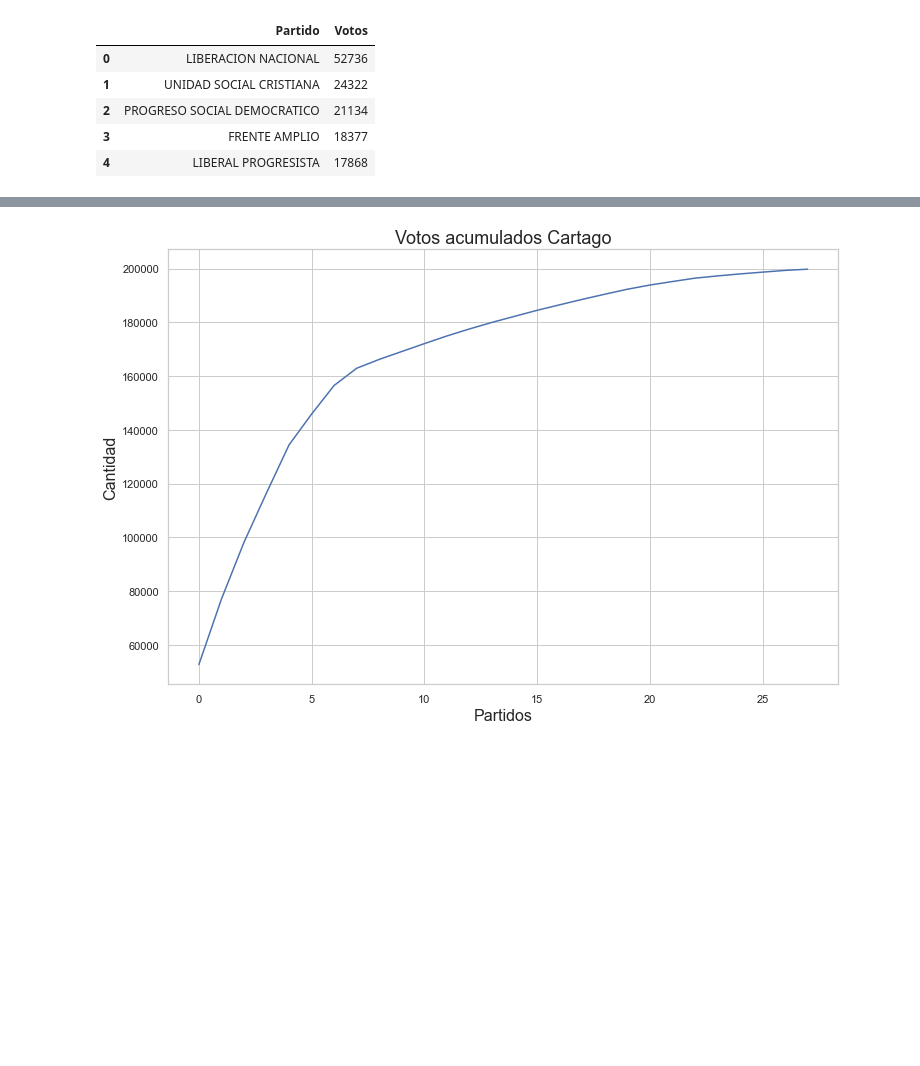
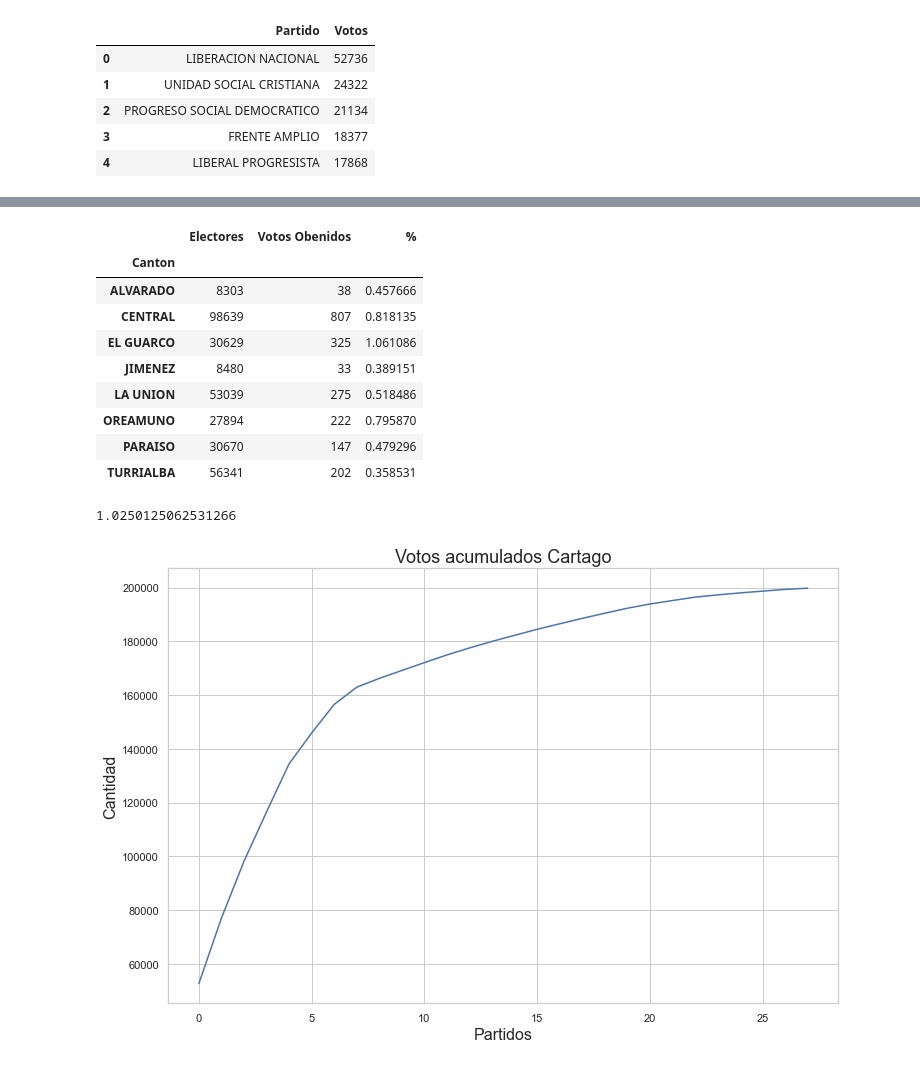
Before and after one commit to rafaelmata357/Daily-coding, a Jupyter notebook: facebook_scrapper.ipynb, the cells around one changed output, grey strips where cells are left out. Drawn from its saved outputs; the diff is of its cells as text; code cells hidden in the pictures; blank space fills up the shorter version.

```diff
--- a/facebook_scrapper.ipynb
+++ b/facebook_scrapper.ipynb
@@ -910,0 +952,2 @@ plt.xticks(rotation=0);
+# %%
+df_diputados = pd.read_csv('Diputados_2022.csv',sep=';')
@@ -911,3 +979,26 @@ plt.xticks(rotation=0);
+# %%
+libertario_df = df_diputados.loc[  (df_diputados.Partido == 'MOVIMIENTO LIBERTARIO')&(df_diputados.Provincia =='CARTAGO')].pivot_table(index=['Canton'],columns=['Partido'],values=['Votos','Electores'], aggfunc='sum',sort=True)
+# %%
+libertario_df.columns = ['Electores','Votos Obenidos']
+# %%
+libertario_df['%']= libertario_df['Votos Obenidos'] / libertario_df.Electores * 100
+# %%
+libertario_df
+# %% [output]
+|  | Electores | Votos Obenidos | % |
+| Canton |  |  |  |
+| ALVARADO | 8303 | 38 | 0.457666 |
+| CENTRAL | 98639 | 807 | 0.818135 |
+| EL GUARCO | 30629 | 325 | 1.061086 |
+| JIMENEZ | 8480 | 33 | 0.389151 |
+| LA UNION | 53039 | 275 | 0.518486 |
+| OREAMUNO | 27894 | 222 | 0.795870 |
+| PARAISO | 30670 | 147 | 0.479296 |
+| TURRIALBA | 56341 | 202 | 0.358531 |
+# %%
+2049/199900*100
+# %% [output]
+1.0250125062531266
 # %%
 plt.figure(figsize=(12,8))
 data['votos_acumulados'].plot()
```
Also changed, not shown: parts of 11 cells of this notebook, 49 other files.
